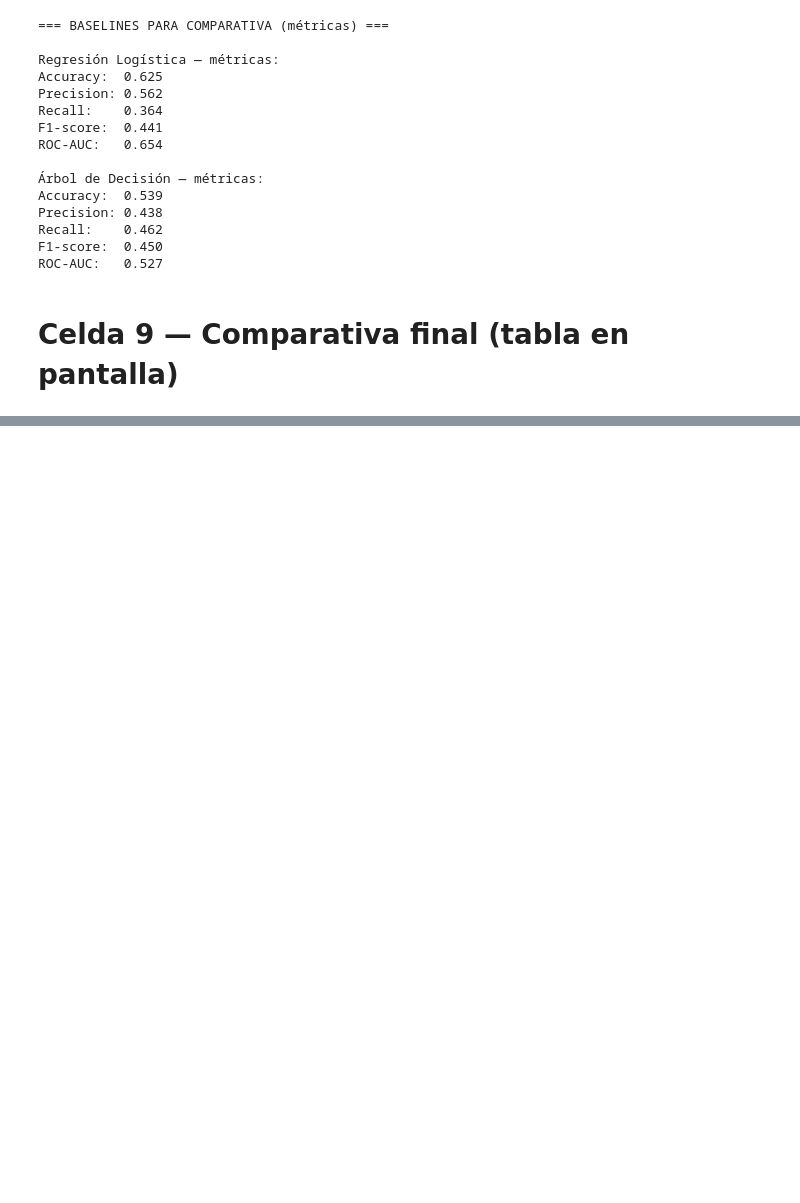
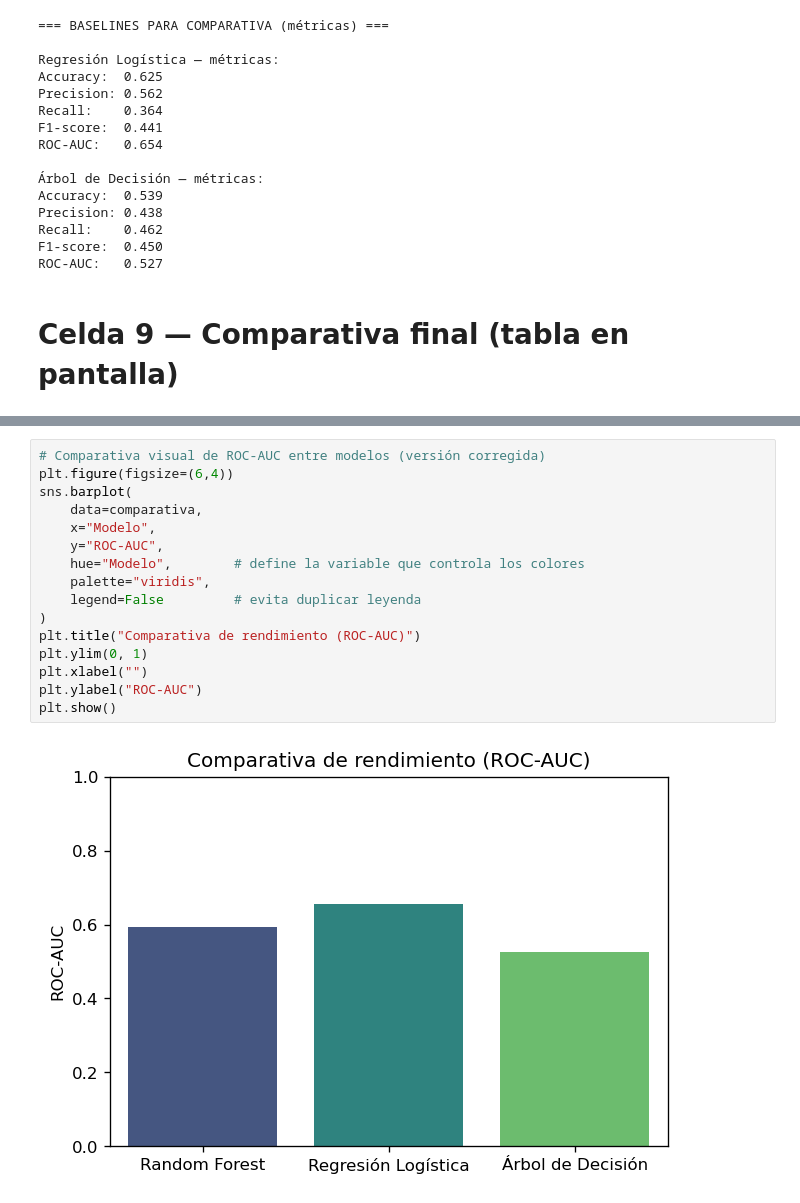
Before and after one commit to GuilleCarcamo/Parcial_Aprendizaje_Automatico, a Jupyter notebook: notebooks/3.0-GC-evaluacion.ipynb, the cells around one changed output, grey strips where cells are left out. Saved outputs shown, nothing was run; the diff lists cells and outputs as text; blank space fills up the shorter version.

```diff
--- a/notebooks/3.0-GC-evaluacion.ipynb
+++ b/notebooks/3.0-GC-evaluacion.ipynb
@@ -290,3 +280,21 @@ display(comparativa.round(3).sort_values("ROC-AUC", ascending=False))
 | 1 | Regresión Logística | 0.625 | 0.562 | 0.364 | 0.441 | 0.654 |
 | 0 | Random Forest | 0.591 | 0.499 | 0.405 | 0.447 | 0.595 |
 | 2 | Árbol de Decisión | 0.539 | 0.438 | 0.462 | 0.450 | 0.527 |
+# %%
+# Comparativa visual de ROC-AUC entre modelos (versión corregida)
+plt.figure(figsize=(6,4))
+sns.barplot(
+    data=comparativa,
+    x="Modelo",
+    y="ROC-AUC",
+    hue="Modelo",        # define la variable que controla los colores
+    palette="viridis",
+    legend=False         # evita duplicar leyenda
+)
+plt.title("Comparativa de rendimiento (ROC-AUC)")
+plt.ylim(0, 1)
+plt.xlabel("")
+plt.ylabel("ROC-AUC")
+plt.show()
+# %% [output]
+[figure, added]
```
Also changed, not shown: parts of 10 cells of this notebook, 2 other files.
